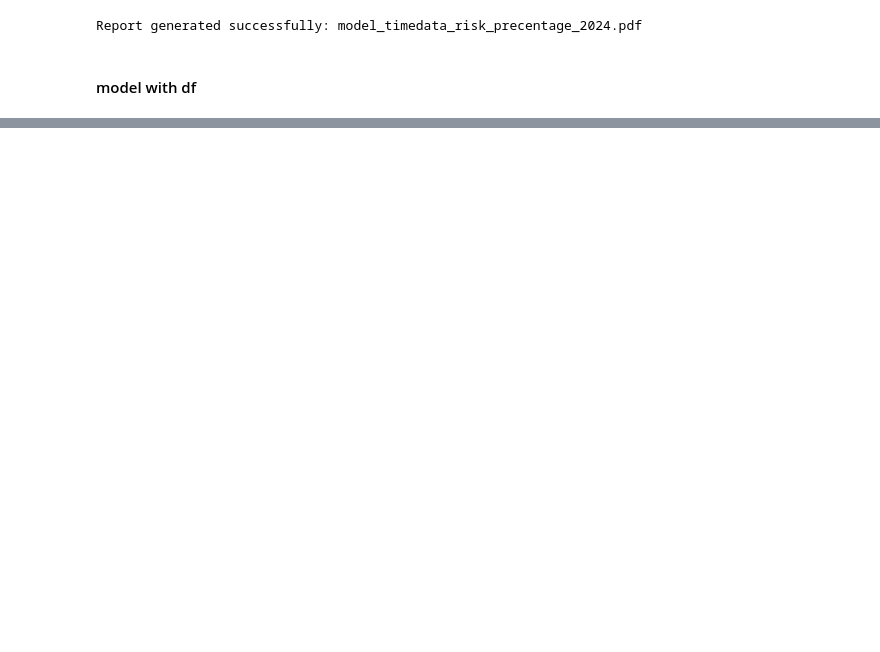
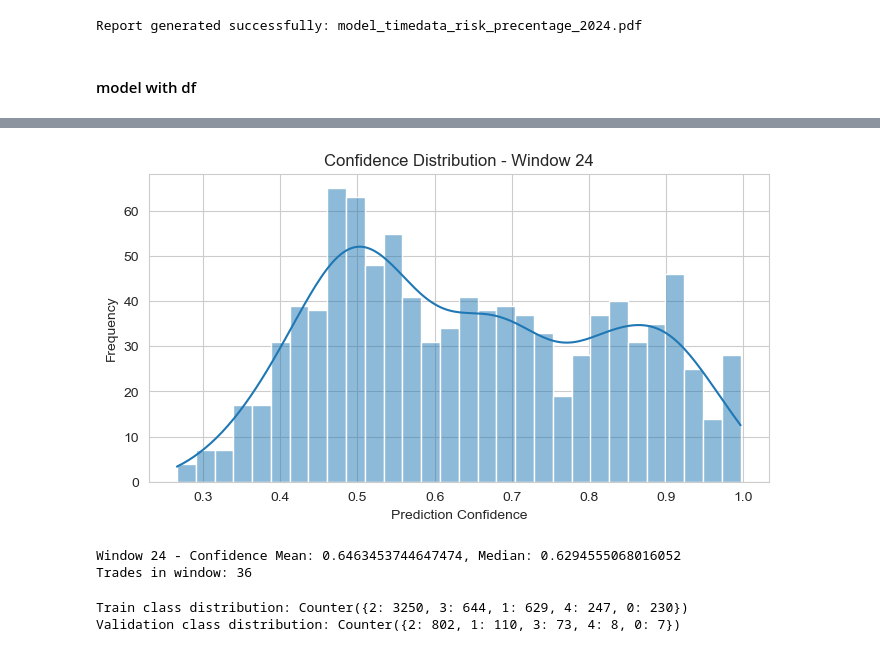
Before and after one commit to MartimMG/QuantTrading, a Jupyter notebook: neural_net.ipynb, the cells around one changed output, grey strips where cells are left out. Cells and saved outputs as stored; diff of their text form; code cells hidden in the pictures; blank space fills up the shorter version.

```diff
--- a/neural_net.ipynb
+++ b/neural_net.ipynb
@@ -279,7 +280,7 @@ for i, start in enumerate(range(0, len(X) - window_size - val_size - steps, step
         trade_open = False
 
         direction = class_to_direction.get(pred, 0)
-        if direction == 0:
+        if direction == 0 or direction == -1:
             continue
 
         sltp = sl_tp_map.get(pred, {'sl': None, 'tp': None})
@@ -348,12 +349,12 @@ for i, start in enumerate(range(0, len(X) - window_size - val_size - steps, step
 
     # Log
     trade_per_window.append(trades)
-    profit_per_window.append(profit)
+    profit_per_window.append(trade_monetary_profit)
     f1_per_window.append(f1)
     acc_per_window.append(acc)
     window_indices.append(i)
 
     current_account_balance_at_window_start = running_balance_in_window
 
-    print(f"Window {i}: F1 = {pred}, Accuracy = {entry}, Profit = {highs_seq}, Trades = {lows_seq}, Current Balance: {current_account_balance_at_window_start}")
+    print(f"Window {i}: F1 = {f1}, Accuracy = {acc}, Profit = {profit}, Trades = {trades}, Current Balance: {current_account_balance_at_window_start}")
 # %% [output]
@@ -560,0 +781,29 @@ for w, start in enumerate(range(0, len(X_full) - window_size - val_size - steps,
+# %%
+# Extract confidence values for the current validation window
+conf_vals = X_full.loc[pred_indices, 'confidence'].dropna()
+
+plt.figure(figsize=(8,4))
+sns.histplot(conf_vals, bins=30, kde=True)
+plt.title(f"Confidence Distribution - Window {w}")
+plt.xlabel("Prediction Confidence")
+plt.ylabel("Frequency")
+plt.show()
+
+# Optionally, print confidence stats
+print(f"Window {w} - Confidence Mean: {conf_vals.mean()}, Median: {conf_vals.median()}")
+print(f"Trades in window: {trades}")
+# %% [output]
+[figure, added]
+Window 24 - Confidence Mean: 0.6463453744647474, Median: 0.6294555068016052
+Trades in window: 36
+# %%
+from collections import Counter
+
+train_class_counts = Counter(train_y)
+val_class_counts = Counter(val_y)
+
+print(f"Train class distribution: {train_class_counts}")
+print(f"Validation class distribution: {val_class_counts}")
+# %% [output]
+Train class distribution: Counter({2: 3250, 3: 644, 1: 629, 4: 247, 0: 230})
+Validation class distribution: Counter({2: 802, 1: 110, 3: 73, 4: 8, 0: 7})
```
Also changed, not shown: parts of 14 cells of this notebook, 9 other files.
